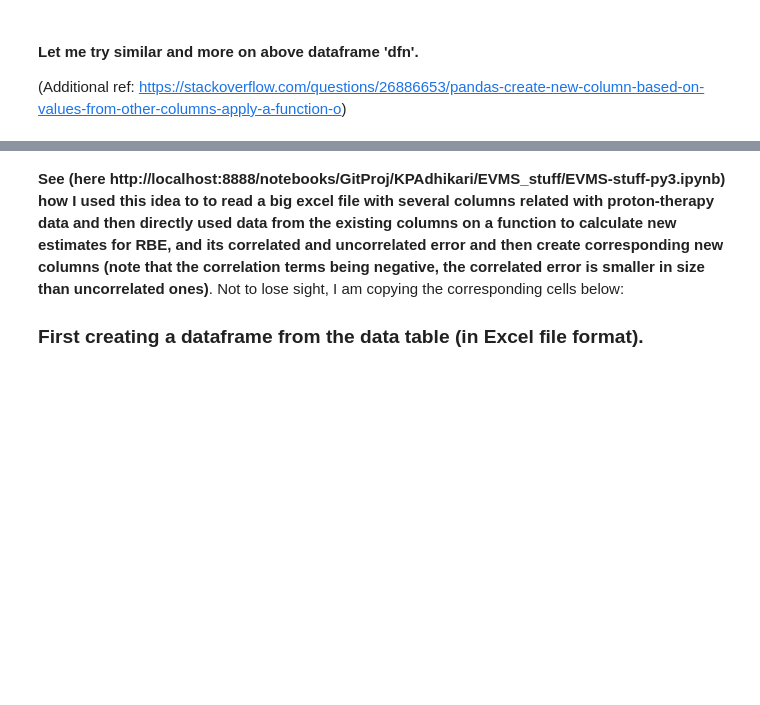
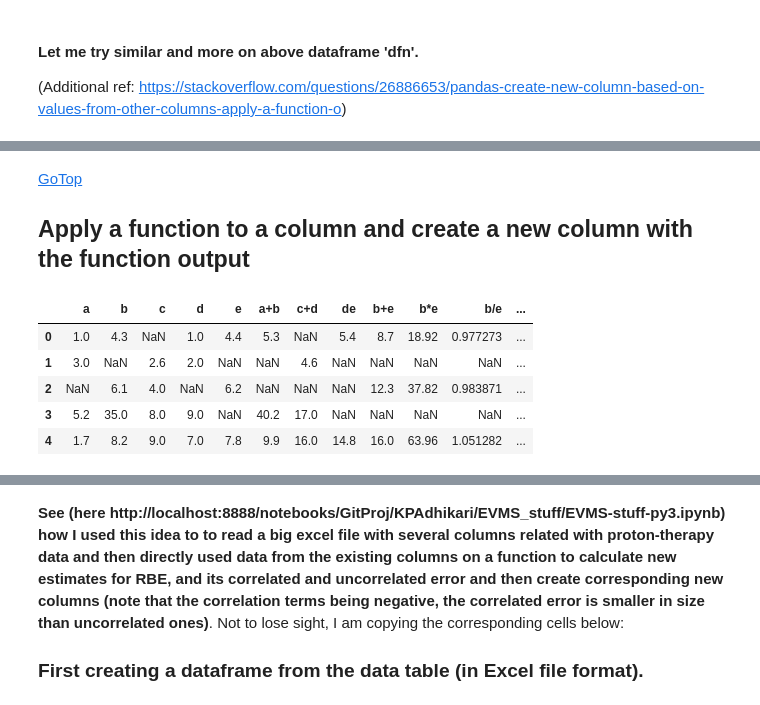
Before and after one commit to KPAdhikari/PythonStuff, a Jupyter notebook: IPython_Jupyter_Notebooks/my_Pandas_PythonNotesHowTos.ipynb, the cells around one changed output, grey strips where cells are left out. Cells and saved outputs as stored; diff of their text form; code cells hidden in the pictures; blank space fills up the shorter version.

```diff
--- a/IPython_Jupyter_Notebooks/my_Pandas_PythonNotesHowTos.ipynb
+++ b/IPython_Jupyter_Notebooks/my_Pandas_PythonNotesHowTos.ipynb
@@ -204,0 +258,6 @@ df.plot(y='Dose(Gy)', color="Green")
+# %%
+colName = 'b'#'a'#'KP'
+if colName in dfn.columns:
+    print("'{}' column exists".format(colName))
+else:
+    print("'{}' column doesn't exist".format(colName))
@@ -297,0 +358,23 @@ dfn.head()
+# %% [markdown]
+[GoTop](#GoTop) <a id='ApplyAFunctionToAColumn'></a>
+## Apply a function to a column and create a new column with the function output
+# %%
+def myFunc(arg, par1, par2):
+    return arg*3 + par1*4.0 + par2*5;
+
+def myFunc4DF(row, colName):
+    if (row[colName]==np.nan):
+        return np.nan
+    else:
+        return float(myFunc(row[colName], 2.0, 3.0))
+
+dfFunc = dfn
+dfFunc['myFunc(e)'] = dfFunc.apply(lambda row: myFunc4DF(row, 'e'), axis=1)
+dfFunc.head()
+# %% [output]
+|  | a | b | c | d | e | a+b | c+d | de | b+e | b*e | b/e | ... |
+| 0 | 1.0 | 4.3 | NaN | 1.0 | 4.4 | 5.3 | NaN | 5.4 | 8.7 | 18.92 | 0.977273 | ... |
+| 1 | 3.0 | NaN | 2.6 | 2.0 | NaN | NaN | 4.6 | NaN | NaN | NaN | NaN | ... |
+| 2 | NaN | 6.1 | 4.0 | NaN | 6.2 | NaN | NaN | NaN | 12.3 | 37.82 | 0.983871 | ... |
+| 3 | 5.2 | 35.0 | 8.0 | 9.0 | NaN | 40.2 | 17.0 | NaN | NaN | NaN | NaN | ... |
+| 4 | 1.7 | 8.2 | 9.0 | 7.0 | 7.8 | 9.9 | 16.0 | 14.8 | 16.0 | 63.96 | 1.051282 | ... |
```
Also changed, not shown: parts of 45 cells of this notebook, 9 other files.
